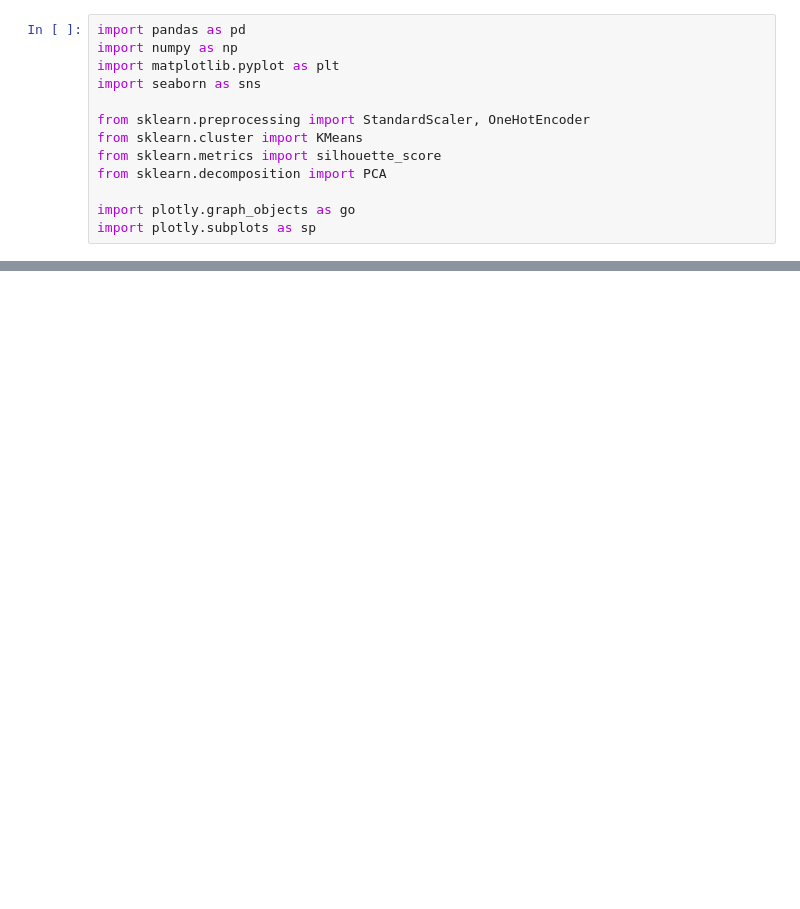
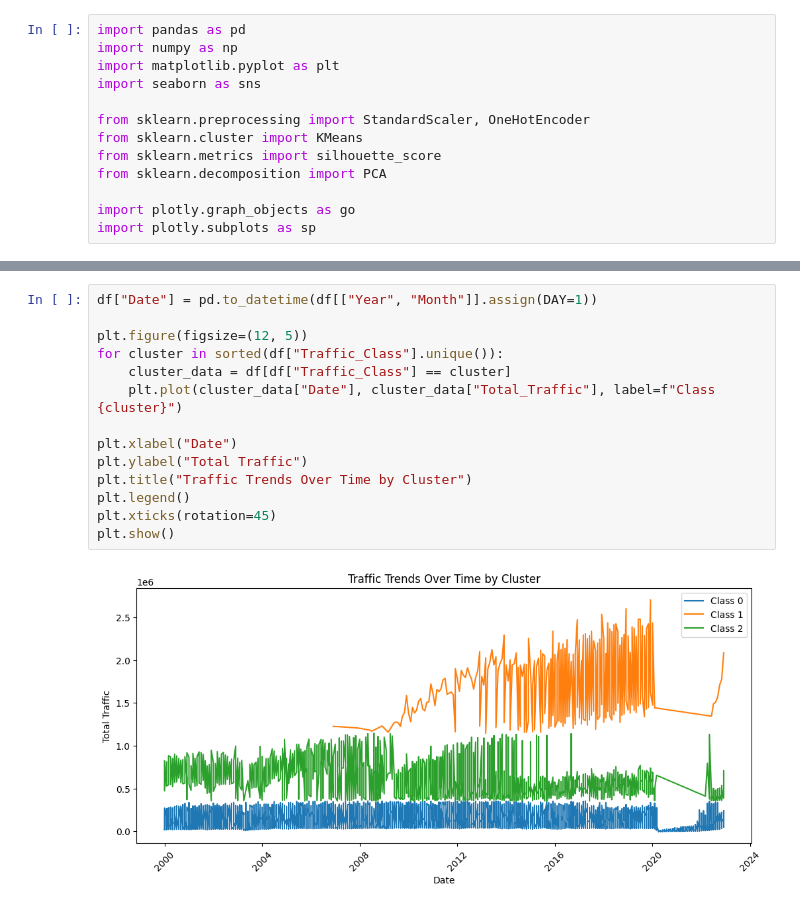
Before and after one commit to vianiecetan/traveltrends, a Jupyter notebook: Clustering/clustering_kmeans.ipynb, the cells around one changed output, grey strips where cells are left out. Saved outputs shown, nothing was run; the diff lists cells and outputs as text; blank space fills up the shorter version.

```diff
--- a/Clustering/clustering_kmeans.ipynb
+++ b/Clustering/clustering_kmeans.ipynb
@@ -457,0 +205,16 @@ See the caveats in the documentation: https://pandas.pydata.org/pandas-docs/stab
+# %%
+df["Date"] = pd.to_datetime(df[["Year", "Month"]].assign(DAY=1))
+
+plt.figure(figsize=(12, 5))
+for cluster in sorted(df["Traffic_Class"].unique()):
+    cluster_data = df[df["Traffic_Class"] == cluster]
+    plt.plot(cluster_data["Date"], cluster_data["Total_Traffic"], label=f"Class {cluster}")
+
+plt.xlabel("Date")
+plt.ylabel("Total Traffic")
+plt.title("Traffic Trends Over Time by Cluster")
+plt.legend()
+plt.xticks(rotation=45)
+plt.show()
+# %% [output]
+[figure, added]
```
Also changed, not shown: parts of 24 cells of this notebook, 5 other files.
